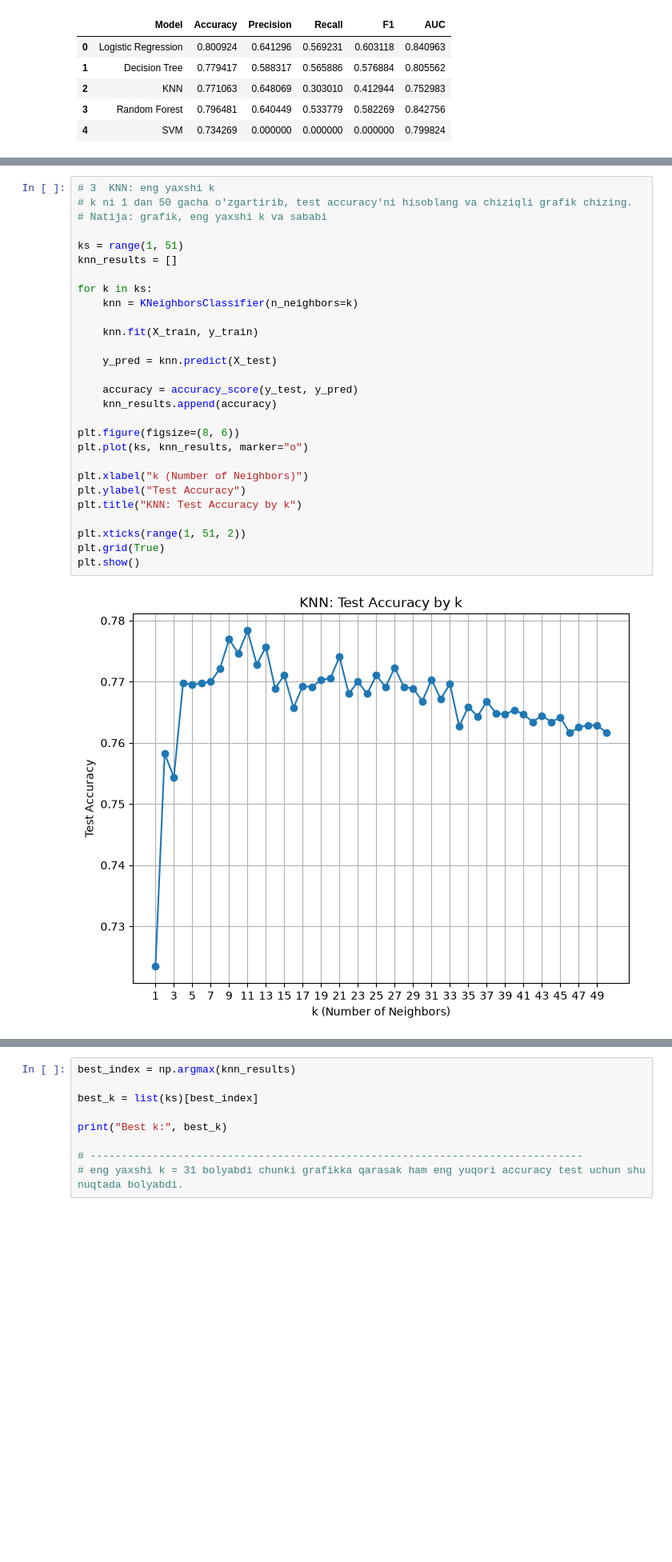
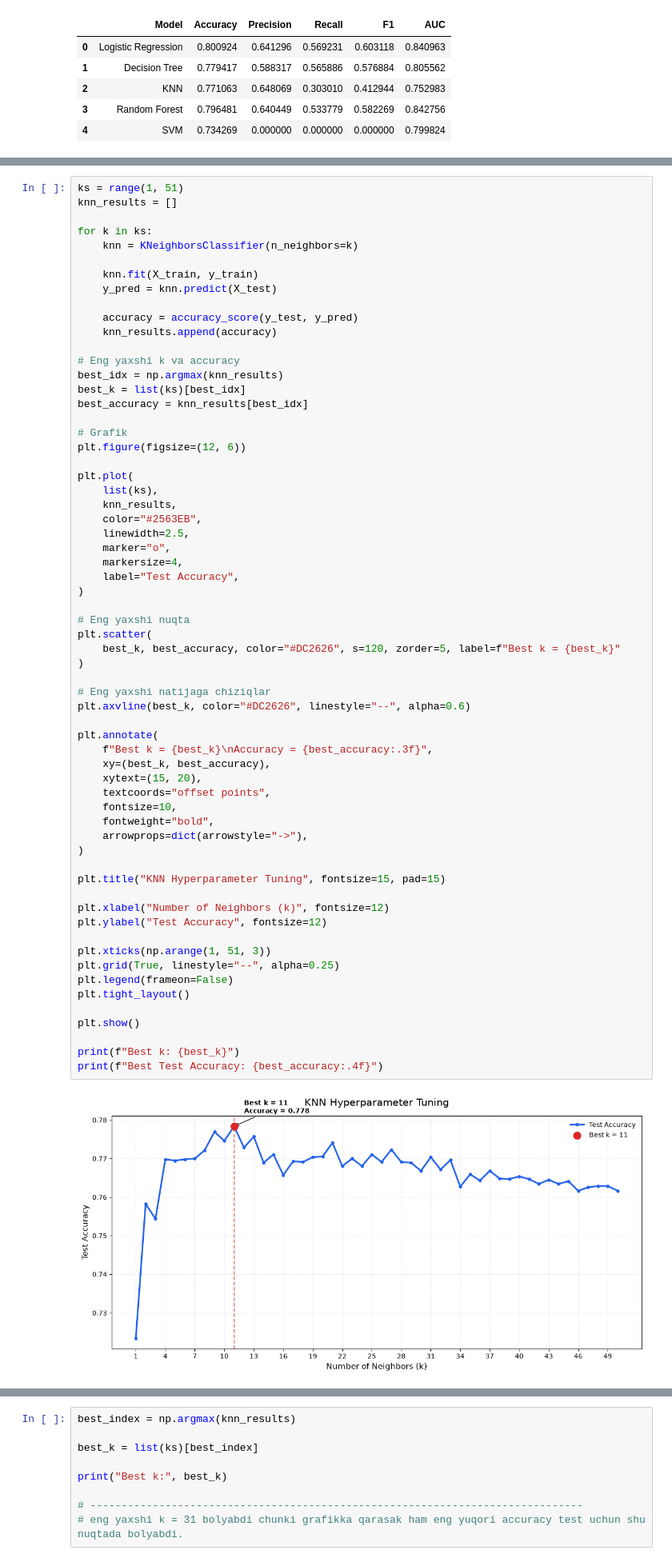
Before and after one commit to ml-engineer04/classic_algorithms, a Jupyter notebook: main.ipynb, the cells around one changed output, grey strips where cells are left out. Shown at 80% size. Drawn from its saved outputs; the diff is of its cells as text; blank space fills up the shorter version.

```diff
--- a/main.ipynb
+++ b/main.ipynb
@@ -199,30 +215,65 @@ results_df
 # %%
-# 3  KNN: eng yaxshi k
-# k ni 1 dan 50 gacha o'zgartirib, test accuracy'ni hisoblang va chiziqli grafik chizing.
-# Natija: grafik, eng yaxshi k va sababi
-
 ks = range(1, 51)
 knn_results = []
 
 for k in ks:
     knn = KNeighborsClassifier(n_neighbors=k)
 
     knn.fit(X_train, y_train)
-
     y_pred = knn.predict(X_test)
 
     accuracy = accuracy_score(y_test, y_pred)
     knn_results.append(accuracy)
 
-plt.figure(figsize=(8, 6))
-plt.plot(ks, knn_results, marker="o")
+# Eng yaxshi k va accuracy
+best_idx = np.argmax(knn_results)
+best_k = list(ks)[best_idx]
+best_accuracy = knn_results[best_idx]
 
-plt.xlabel("k (Number of Neighbors)")
-plt.ylabel("Test Accuracy")
-plt.title("KNN: Test Accuracy by k")
+# Grafik
+plt.figure(figsize=(12, 6))
 
-plt.xticks(range(1, 51, 2))
-plt.grid(True)
+plt.plot(
+    list(ks),
+    knn_results,
+    color="#2563EB",
+    linewidth=2.5,
+    marker="o",
+    markersize=4,
+    label="Test Accuracy",
+)
+
+# Eng yaxshi nuqta
+plt.scatter(
+    best_k, best_accuracy, color="#DC2626", s=120, zorder=5, label=f"Best k = {best_k}"
+)
+
+# Eng yaxshi natijaga chiziqlar
+plt.axvline(best_k, color="#DC2626", linestyle="--", alpha=0.6)
+
+plt.annotate(
+    f"Best k = {best_k}\nAccuracy = {best_accuracy:.3f}",
+    xy=(best_k, best_accuracy),
+    xytext=(15, 20),
+    textcoords="offset points",
+    fontsize=10,
+    fontweight="bold",
+    arrowprops=dict(arrowstyle="->"),
+)
+
+plt.title("KNN Hyperparameter Tuning", fontsize=15, pad=15)
+
+plt.xlabel("Number of Neighbors (k)", fontsize=12)
+plt.ylabel("Test Accuracy", fontsize=12)
+
+plt.xticks(np.arange(1, 51, 3))
+plt.grid(True, linestyle="--", alpha=0.25)
+plt.legend(frameon=False)
+plt.tight_layout()
+
 plt.show()
+
+print(f"Best k: {best_k}")
+print(f"Best Test Accuracy: {best_accuracy:.4f}")
 # %% [output]
-[figure, old version]
+[figure, new version]
```
Also changed, not shown: parts of 2 cells of this notebook, 2 other files.
